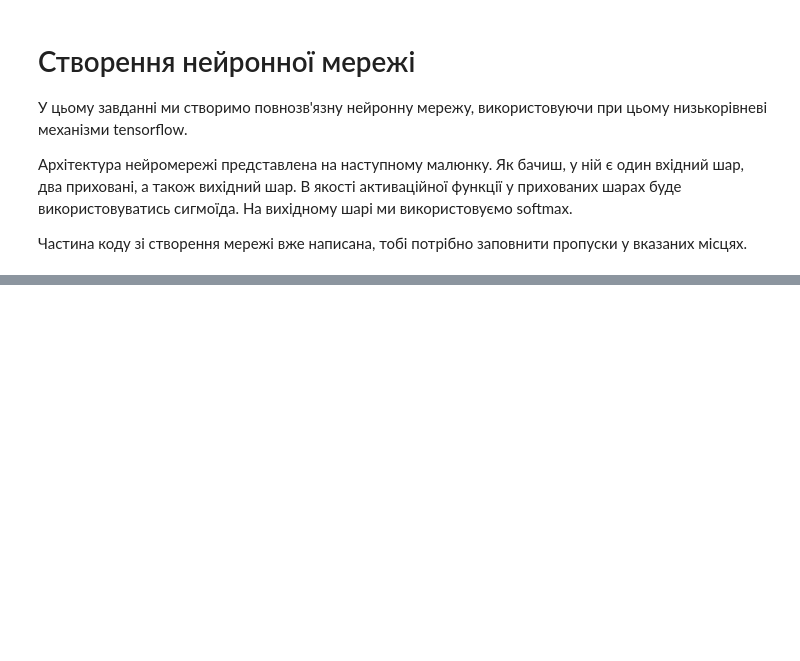
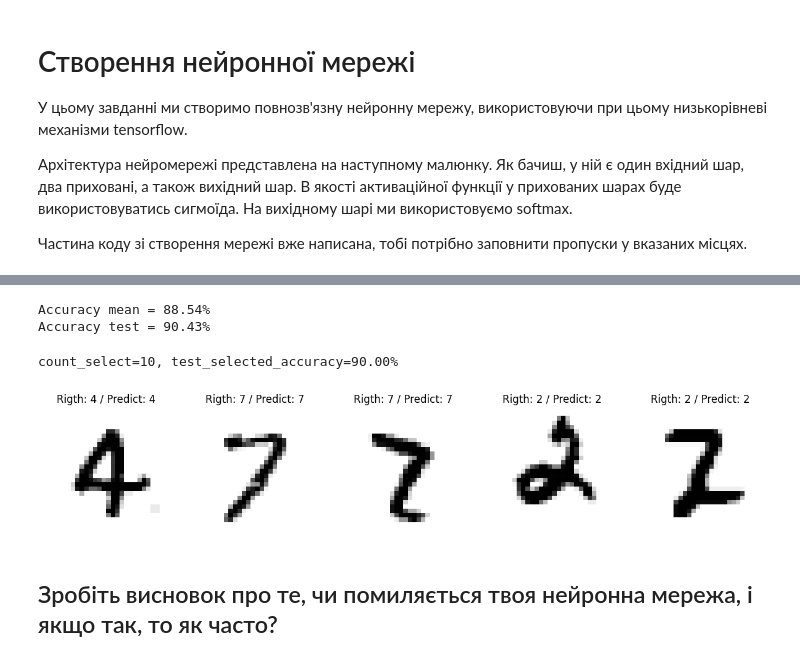
Before and after one commit to tarsweb-Python-GOIT/DS-HW, a Jupyter notebook: HW-08.ipynb, the cells around one changed output, grey strips where cells are left out. Cells and saved outputs as stored; diff of their text form; code cells hidden in the pictures; blank space fills up the shorter version.

```diff
--- a/HW-08.ipynb
+++ b/HW-08.ipynb
@@ -202,5 +241,14 @@ import matplotlib.pyplot as plt
 # %%
 # Обчисліть точність навченої нейромережі
 # Місце для вашого коду
+print(f"Accuracy mean = {np.mean(accuracy_history):.2%}")
+
 # Тестування моделі на тестових даних
 # Місце для вашого коду
+test_pred = neural_net(x_test)
+print(f"Accuracy test = {accuracy(test_pred, y_test).numpy():.2%}")
+
+# test_pred_values = np.argmax(test_pred, axis=1)
+# %% [output]
+Accuracy mean = 88.54%
+Accuracy test = 90.43%
@@ -213,0 +255,31 @@ import matplotlib.pyplot as plt
+# %%
+# Протестуйте навчену нейромережу на 10 зображеннях. З тестової вибірки візьміть 5
+# випадкових зображень і передайте їх у нейронну мережу.
+# Виведіть зображення та випишіть  поруч відповідь нейромережі.
+
+# Місце для вашого коду
+count_select = 10
+test_pred_secected = neural_net(x_test[:count_select])
+test_selected_accuracy = accuracy(test_pred_secected, y_test[:count_select]).numpy()
+print(f"{count_select=}, {test_selected_accuracy=:.2%}")
+
+count_random = 5
+random_in_test = np.random.randint(0, len(x_test), count_random)
+x_random = x_test[random_in_test]
+y_random = y_test[random_in_test]
+
+random_predict = neural_net(x_random)
+
+fig = plt.figure(figsize=(15,6))
+for idx, i in enumerate(np.argmax(random_predict, axis=1)):
+    value_correct = y_random[idx] == i
+    plt.subplot(1, count_random, idx + 1)
+    plt.imshow(x_random[idx].reshape(28, 28), cmap = 'gray_r' if value_correct else 'Reds')
+    plt.title(f'Rigth: {y_random[idx]} / Predict: {i}', color = 'black' if value_correct else 'r' )
+    plt.axis("off")
+plt.show()
+# %% [output]
+count_select=10, test_selected_accuracy=90.00%
+[figure, added]
+# %% [markdown]
+## Зробіть висновок про те, чи помиляється твоя нейронна мережа, і якщо так, то як часто?
```
Also changed, not shown: parts of 5 cells of this notebook.
